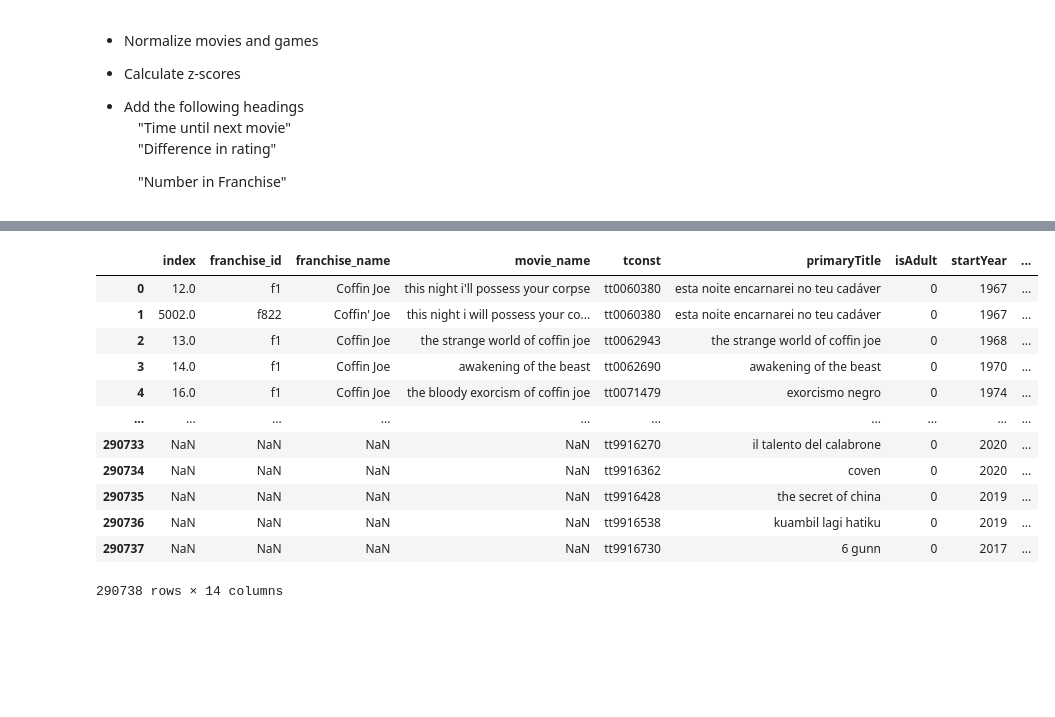
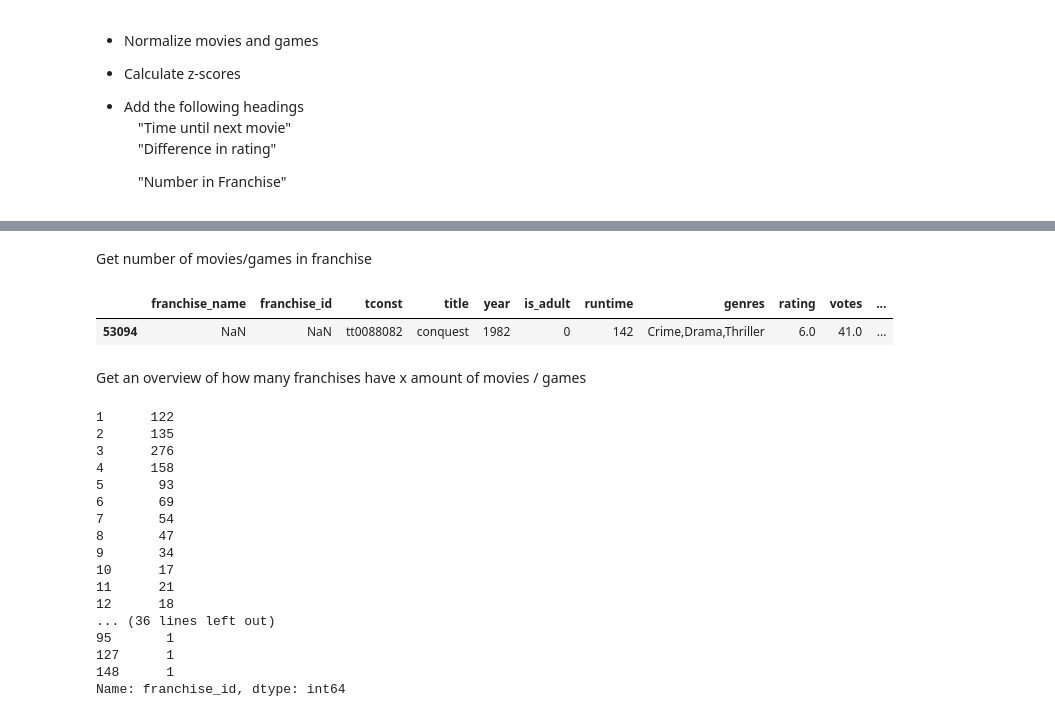
Before and after one commit to adambrennan150/Franchises, a Jupyter notebook: Initial_Analysis.ipynb, the cells around one changed output, grey strips where cells are left out. Drawn from its saved outputs; the diff is of its cells as text; code cells hidden in the pictures; blank space fills up the shorter version.

```diff
--- a/Initial_Analysis.ipynb
+++ b/Initial_Analysis.ipynb
@@ -10,0 +13,5 @@ games_df = pd.read_csv("clean_games_with_franchises.csv", index_col = 0)
+# %%
+games_df = games_df.drop("titleType", axis = 1)
+games_df = games_df.rename(columns = {"rating": "age_rating", "startYear": "year", "primaryTitle": "title", "averageRating": "rating", "numVotes": "votes", "isAdult" : "is_adult"})
+movies_df = movies_df.rename(columns={"startYear": "year", "primaryTitle": "title", "isAdult" : "is_adult", "runtimeMinutes": "runtime", "averageRating": "rating", "numVotes": "votes"})
+movies_df = movies_df[["franchise_name", "franchise_id", "tconst", "title", "year", "is_adult", "runtime", "genres", "rating", "votes"]]
@@ -56,17 +36,9 @@ grp.get_group('f0')
+# %% [markdown]
+Get number of movies/games in franchise
 # %%
 movies_df['franchise_count'] = movies_df['franchise_id'].map(movies_df['franchise_id'].value_counts())
-movies_df
+games_df['franchise_count'] = games_df['franchise_id'].map(games_df['franchise_id'].value_counts())
+movies_df.sample()
 # %% [output]
-|  | index | franchise_id | franchise_name | movie_name | tconst | primaryTitle | isAdult | startYear | ... |
-| 0 | 12.0 | f1 | Coffin Joe | this night i'll possess your corpse | tt0060380 | esta noite encarnarei no teu cadáver | 0 | 1967 | ... |
-| 1 | 5002.0 | f822 | Coffin' Joe | this night i will possess your co... | tt0060380 | esta noite encarnarei no teu cadáver | 0 | 1967 | ... |
-| 2 | 13.0 | f1 | Coffin Joe | the strange world of coffin joe | tt0062943 | the strange world of coffin joe | 0 | 1968 | ... |
-| 3 | 14.0 | f1 | Coffin Joe | awakening of the beast | tt0062690 | awakening of the beast | 0 | 1970 | ... |
-| 4 | 16.0 | f1 | Coffin Joe | the bloody exorcism of coffin joe | tt0071479 | exorcismo negro | 0 | 1974 | ... |
-| ... | ... | ... | ... | ... | ... | ... | ... | ... | ... |
-| 290733 | NaN | NaN | NaN | NaN | tt9916270 | il talento del calabrone | 0 | 2020 | ... |
-| 290734 | NaN | NaN | NaN | NaN | tt9916362 | coven | 0 | 2020 | ... |
-| 290735 | NaN | NaN | NaN | NaN | tt9916428 | the secret of china | 0 | 2019 | ... |
-| 290736 | NaN | NaN | NaN | NaN | tt9916538 | kuambil lagi hatiku | 0 | 2019 | ... |
-| 290737 | NaN | NaN | NaN | NaN | tt9916730 | 6 gunn | 0 | 2017 | ... |
+|  | franchise_name | franchise_id | tconst | title | year | is_adult | runtime | genres | rating | votes | ... |
+| 53094 | NaN | NaN | tt0088082 | conquest | 1982 | 0 | 142 | Crime,Drama,Thriller | 6.0 | 41.0 | ... |
-290738 rows × 14 columns
@@ -76,0 +45,22 @@ movies_df['Position'] = movies_df.groupby("franchise_id")["startYear"].rank(meth
+# %% [markdown]
+Get an overview of how many franchises have x amount of movies / games
+# %%
+movies_df["franchise_id"].value_counts().value_counts().sort_index()
+# %% [output]
+1      122
+2      135
+3      276
+4      158
+5       93
+6       69
+7       54
+8       47
+9       34
+10      17
+11      21
+12      18
+... (36 lines left out)
+95       1
+127      1
+148      1
+Name: franchise_id, dtype: int64
```
Also changed, not shown: parts of 53 cells of this notebook.
